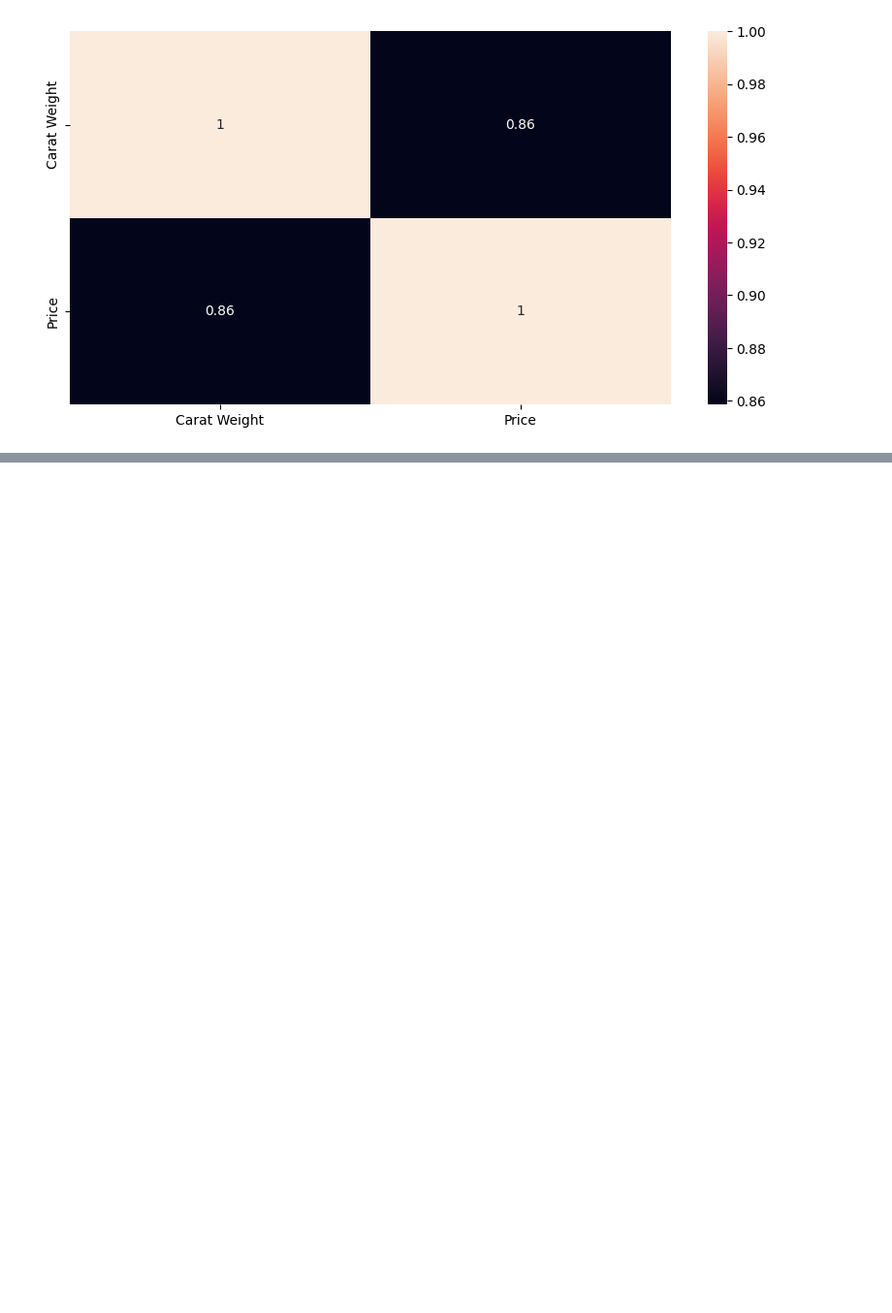
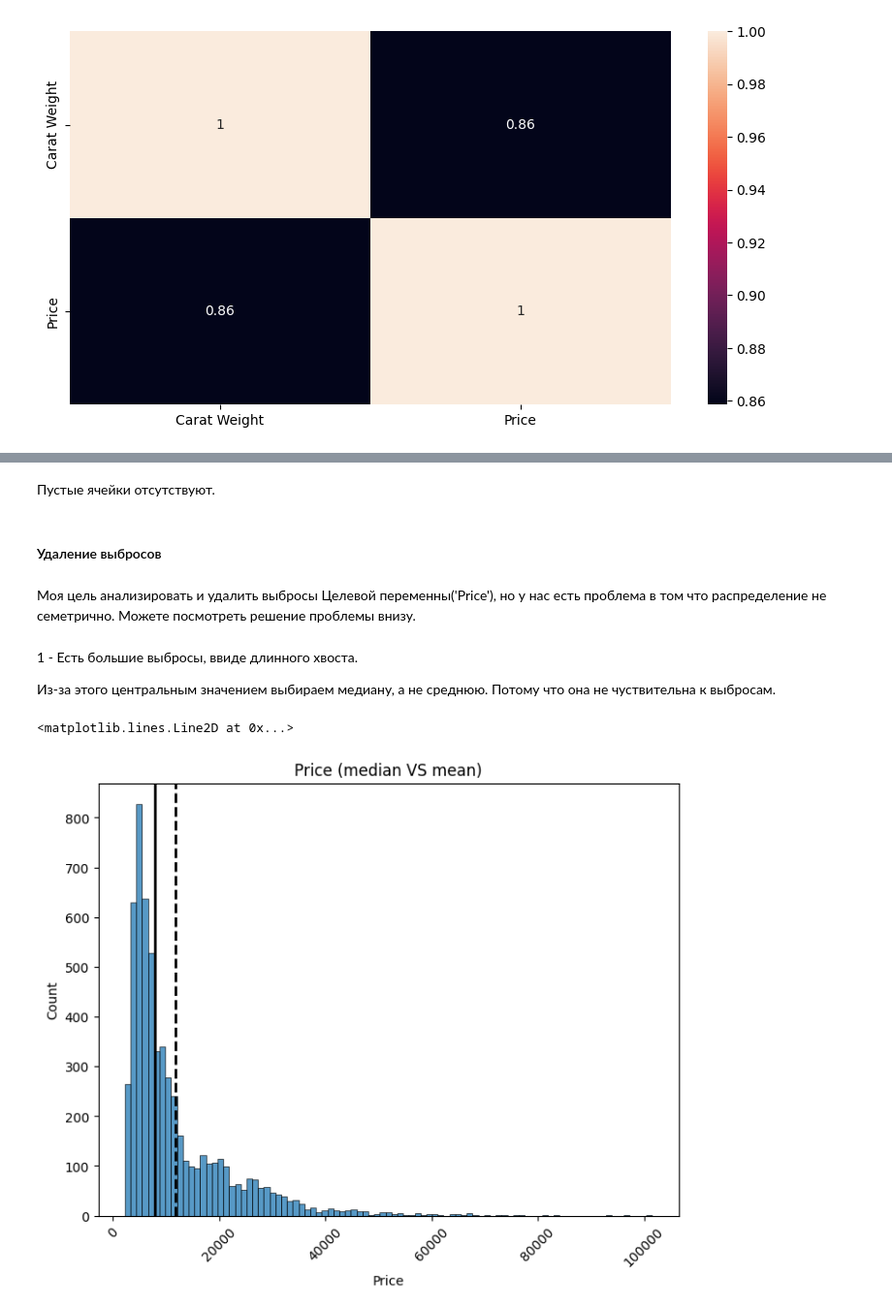
Before and after one commit to AibekDS/Diamonds-for-Sarah, a Jupyter notebook: Notebooks/main.ipynb, the cells around one changed output, grey strips where cells are left out. Shown at 97% size. Cells and saved outputs as stored; diff of their text form; code cells hidden in the pictures; blank space fills up the shorter version.

```diff
--- a/Notebooks/main.ipynb
+++ b/Notebooks/main.ipynb
@@ -145,0 +175,4 @@ sns.heatmap(temp_data[num_features].corr(), annot=True)
+# %%
+# Удаляем дубликаты
+temp_data.drop_duplicates(inplace=True)
+temp_data.shape
@@ -145,0 +200,21 @@ sns.heatmap(temp_data[num_features].corr(), annot=True)
+# %% [markdown]
+Пустые ячейки отсутствуют.
+# %% [markdown]
+#### Удаление выбросов
+# %% [markdown]
+Моя цель анализировать и удалить выбросы Целевой переменны('Price'), но у нас есть проблема в том что распределение не семетрично. Можете посмотреть решение проблемы внизу.
+# %% [markdown]
+1 - Есть большие выбросы, ввиде длинного хвоста.
+
+Из-за этого центральным значением выбираем медиану, а не среднюю. Потому что она не чуствительна к выбросам.
+# %%
+# Визуализируем разницу между медианой и средним
+fig, _ = plt.subplots(1, 1, figsize=(8, 6))
+histplot = sns.histplot(data=temp_data, x = 'Price')
+histplot.xaxis.set_tick_params(rotation=45)
+histplot.set_title('Price (median VS mean)')
+_.axvline(temp_data['Price'].median(), color='k', lw=2)
+_.axvline(temp_data['Price'].mean(), color='k', ls='--', lw=2)
+# %% [output]
+<matplotlib.lines.Line2D at 0x...>
+[figure, added]
```
Also changed, not shown: parts of 17 cells of this notebook.
